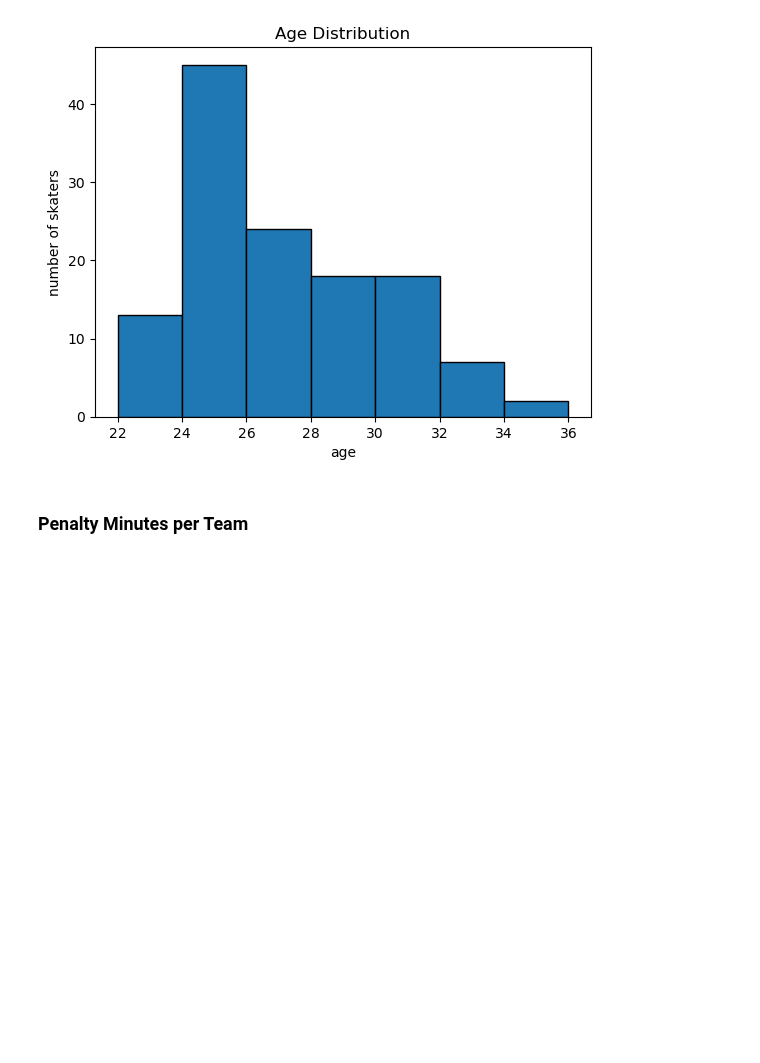
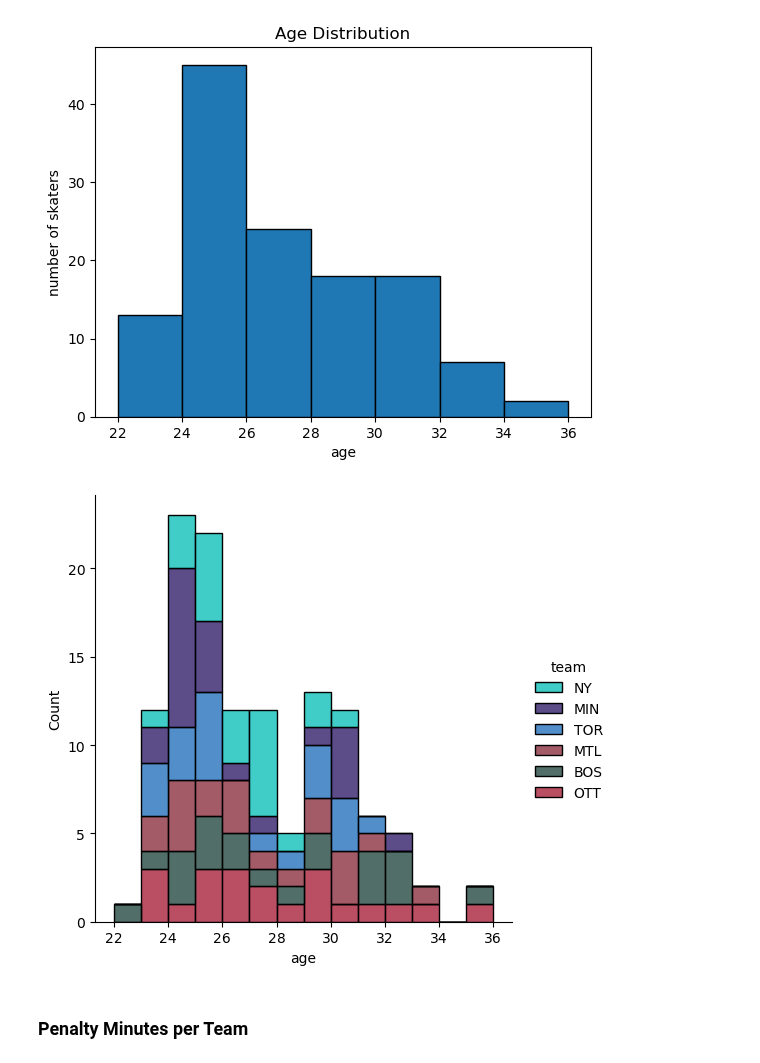
Before and after one commit to AGasconAfriat/pwhl_data-analysis, a Jupyter notebook: visualizations.ipynb, the cells around one changed output. Saved outputs shown, nothing was run; the diff lists cells and outputs as text; code cells hidden in the pictures; blank space fills up the shorter version.

Commit message:
Added Seaborn displot.

```diff
--- a/visualizations.ipynb
+++ b/visualizations.ipynb
@@ -29,6 +29,7 @@ teams = {"BOS": {"name": "Fleet", "location": "Boston", "code": "BOS", "color":"
          "NY": {"name": "Sirens", "location": "New York", "code": "NY", "color":"#00bcb5"},
          "OTT": {"name": "Charge", "location": "Ottawa", "code": "OTT", "color":"#a3142f"},
          "TOR": {"name": "Sceptres", "location": "Toronto", "code": "TOR", "color":"#1869b7"}}
+color_dict = {"BOS": "#173f35", "MIN": "#251161", "MTL": "#832434", "NY": "#00bcb5", "OTT": "#a3142f", "TOR": "#1869b7"}
 # %% [markdown]
 ## Visualizations
 
@@ -160,6 +161,13 @@ plt.ylabel('number of skaters')
 plt.show()
 # %% [output]
 [figure]
+# %%
+import warnings
+warnings.filterwarnings('ignore', category=FutureWarning)
+sns.displot(data=df, x="age", hue="team", multiple="stack", palette=color_dict, bins=range(22,37))
+plt.show()
+# %% [output]
+[figure, added]
 # %% [markdown]
 ### Penalty Minutes per Team
 # %%
```
Also changed, not shown: parts of 1 cell of this notebook.
